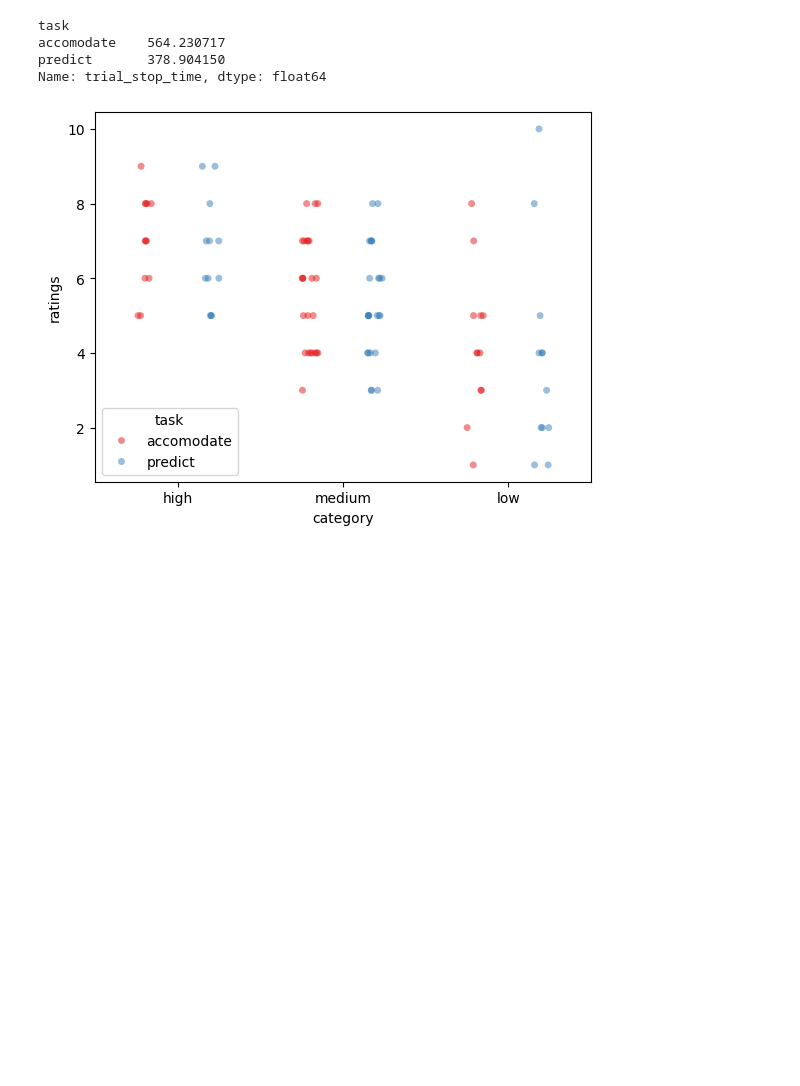
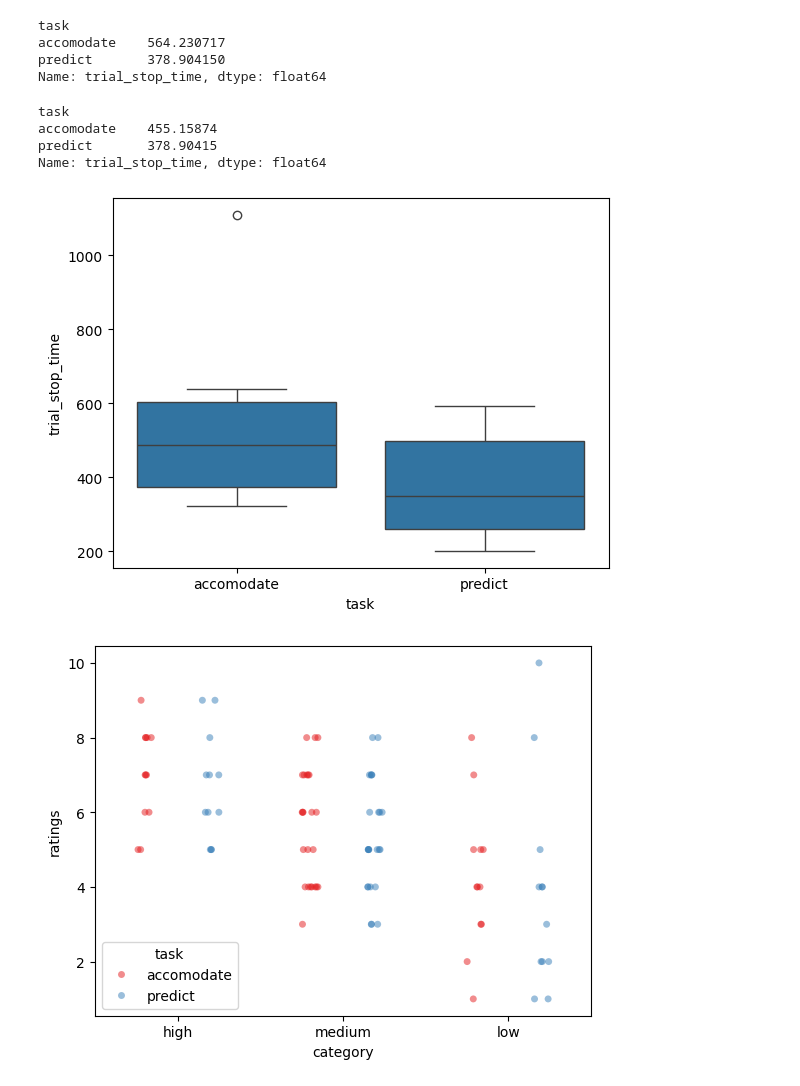
Before and after one commit to sebmonte/Prediction-Accomodation-Exp, a Jupyter notebook: Analysis/Acc-PreCompare.ipynb, the cells around one changed output. Saved outputs shown, nothing was run; the diff lists cells and outputs as text; code cells hidden in the pictures; blank space fills up the shorter version.

```diff
--- a/Analysis/Acc-PreCompare.ipynb
+++ b/Analysis/Acc-PreCompare.ipynb
@@ -44,6 +44,22 @@ task
 accomodate    564.230717
 predict       378.904150
 Name: trial_stop_time, dtype: float64
+# %%
+df_no_outliers = df_combined[df_combined['trial_stop_time'] != df_combined['trial_stop_time'].max()]
+avg_time = df_no_outliers.groupby('task')['trial_stop_time'].mean()
+print(avg_time)
+# %% [output]
+task
+accomodate    455.15874
+predict       378.90415
+Name: trial_stop_time, dtype: float64
+# %%
+import seaborn as sns
+import matplotlib.pyplot as plt
+sns.boxplot(data=df_combined, x='task', y='trial_stop_time')
+plt.show()
+# %% [output]
+[figure, added]
 # %%
 import ast
 import matplotlib.pyplot as plt
```
Also changed, not shown: parts of 3 cells of this notebook, 4 other files.
